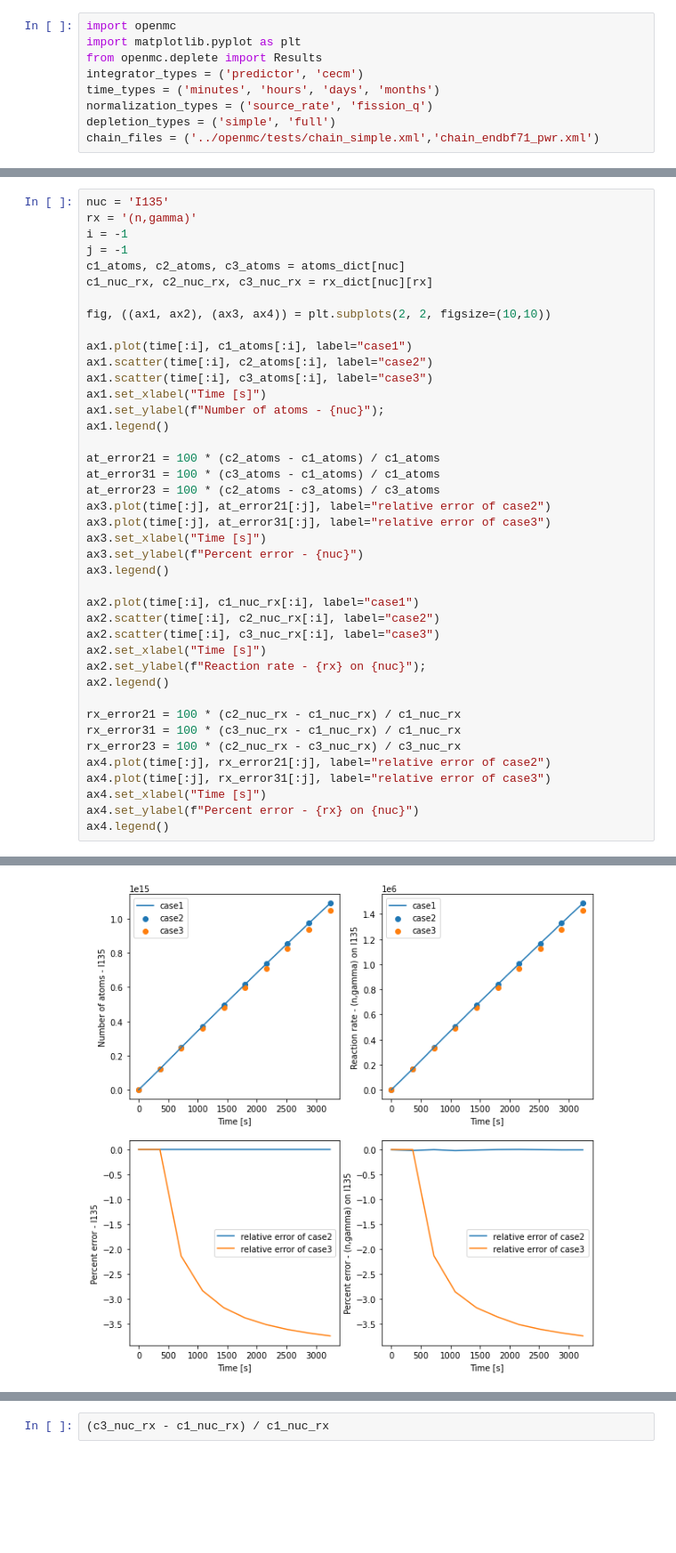
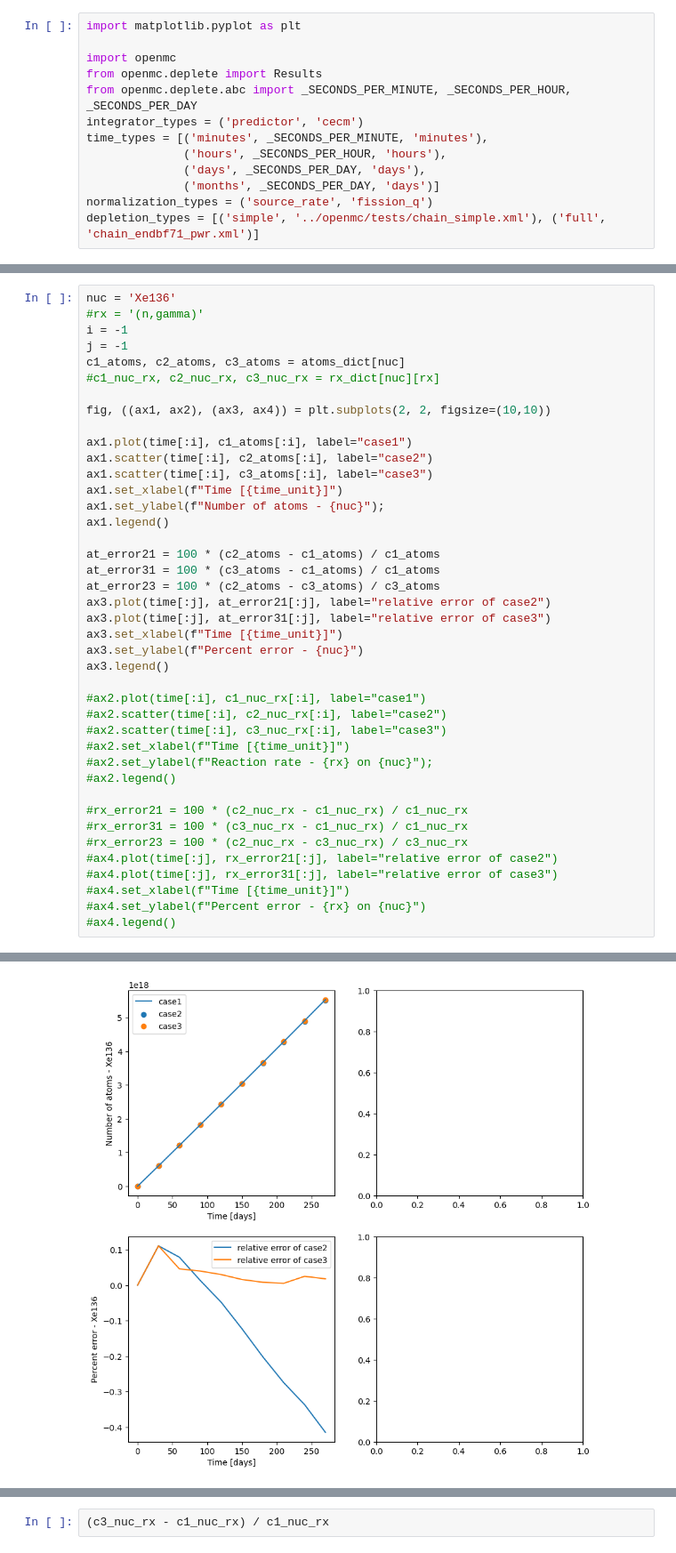
Before and after one commit to yardasol/2023-openmc-depletion-data, a Jupyter notebook: compare-results.ipynb, the cells around one changed output, grey strips where cells are left out. Shown at 89% size. Drawn from its saved outputs; the diff is of its cells as text; blank space fills up the shorter version.

```diff
--- a/compare-results.ipynb
+++ b/compare-results.ipynb
@@ -1,10 +1,14 @@
 # %%
+import matplotlib.pyplot as plt
+
 import openmc
-import matplotlib.pyplot as plt
 from openmc.deplete import Results
+from openmc.deplete.abc import _SECONDS_PER_MINUTE, _SECONDS_PER_HOUR, _SECONDS_PER_DAY
 integrator_types = ('predictor', 'cecm')
-time_types = ('minutes', 'hours', 'days', 'months')
+time_types = [('minutes', _SECONDS_PER_MINUTE, 'minutes'),
+              ('hours', _SECONDS_PER_HOUR, 'hours'),
+              ('days', _SECONDS_PER_DAY, 'days'),
+              ('months', _SECONDS_PER_DAY, 'days')]
 normalization_types = ('source_rate', 'fission_q')
-depletion_types = ('simple', 'full')
-chain_files = ('../openmc/tests/chain_simple.xml','chain_endbf71_pwr.xml')
+depletion_types = [('simple', '../openmc/tests/chain_simple.xml'), ('full', 'chain_endbf71_pwr.xml')]
 # %%
@@ -97,44 +77,44 @@ i
 # %%
-nuc = 'I135'
-rx = '(n,gamma)'
+nuc = 'Xe136'
+#rx = '(n,gamma)'
 i = -1
 j = -1
 c1_atoms, c2_atoms, c3_atoms = atoms_dict[nuc]
-c1_nuc_rx, c2_nuc_rx, c3_nuc_rx = rx_dict[nuc][rx]
+#c1_nuc_rx, c2_nuc_rx, c3_nuc_rx = rx_dict[nuc][rx]
 
 fig, ((ax1, ax2), (ax3, ax4)) = plt.subplots(2, 2, figsize=(10,10))
 
 ax1.plot(time[:i], c1_atoms[:i], label="case1")
 ax1.scatter(time[:i], c2_atoms[:i], label="case2")
 ax1.scatter(time[:i], c3_atoms[:i], label="case3")
-ax1.set_xlabel("Time [s]")
+ax1.set_xlabel(f"Time [{time_unit}]")
 ax1.set_ylabel(f"Number of atoms - {nuc}");
 ax1.legend()
 
 at_error21 = 100 * (c2_atoms - c1_atoms) / c1_atoms
 at_error31 = 100 * (c3_atoms - c1_atoms) / c1_atoms
 at_error23 = 100 * (c2_atoms - c3_atoms) / c3_atoms
 ax3.plot(time[:j], at_error21[:j], label="relative error of case2")
 ax3.plot(time[:j], at_error31[:j], label="relative error of case3")
-ax3.set_xlabel("Time [s]")
+ax3.set_xlabel(f"Time [{time_unit}]")
 ax3.set_ylabel(f"Percent error - {nuc}")
 ax3.legend()
 
-ax2.plot(time[:i], c1_nuc_rx[:i], label="case1")
-ax2.scatter(time[:i], c2_nuc_rx[:i], label="case2")
-ax2.scatter(time[:i], c3_nuc_rx[:i], label="case3")
-ax2.set_xlabel("Time [s]")
-ax2.set_ylabel(f"Reaction rate - {rx} on {nuc}");
-ax2.legend()
+#ax2.plot(time[:i], c1_nuc_rx[:i], label="case1")
+#ax2.scatter(time[:i], c2_nuc_rx[:i], label="case2")
+#ax2.scatter(time[:i], c3_nuc_rx[:i], label="case3")
+#ax2.set_xlabel(f"Time [{time_unit}]")
+#ax2.set_ylabel(f"Reaction rate - {rx} on {nuc}");
+#ax2.legend()
 
-rx_error21 = 100 * (c2_nuc_rx - c1_nuc_rx) / c1_nuc_rx
-rx_error31 = 100 * (c3_nuc_rx - c1_nuc_rx) / c1_nuc_rx
-rx_error23 = 100 * (c2_nuc_rx - c3_nuc_rx) / c3_nuc_rx
-ax4.plot(time[:j], rx_error21[:j], label="relative error of case2")
-ax4.plot(time[:j], rx_error31[:j], label="relative error of case3")
-ax4.set_xlabel("Time [s]")
-ax4.set_ylabel(f"Percent error - {rx} on {nuc}")
-ax4.legend()
+#rx_error21 = 100 * (c2_nuc_rx - c1_nuc_rx) / c1_nuc_rx
+#rx_error31 = 100 * (c3_nuc_rx - c1_nuc_rx) / c1_nuc_rx
+#rx_error23 = 100 * (c2_nuc_rx - c3_nuc_rx) / c3_nuc_rx
+#ax4.plot(time[:j], rx_error21[:j], label="relative error of case2")
+#ax4.plot(time[:j], rx_error31[:j], label="relative error of case3")
+#ax4.set_xlabel(f"Time [{time_unit}]")
+#ax4.set_ylabel(f"Percent error - {rx} on {nuc}")
+#ax4.legend()
 # %% [output]
 <matplotlib.legend.Legend at 0x...>
-[figure, old version]
+[figure, new version]
```
Also changed, not shown: parts of 5 cells of this notebook.
